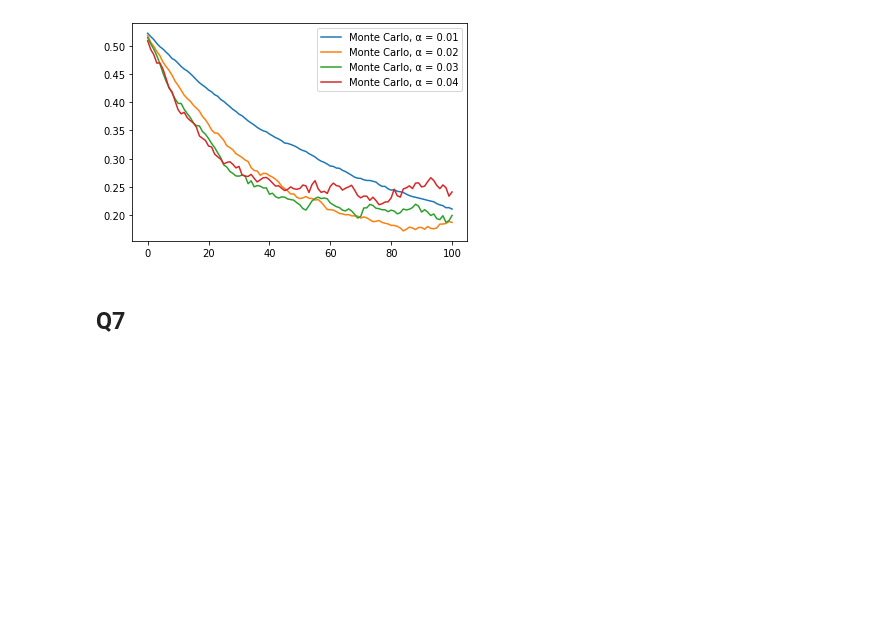
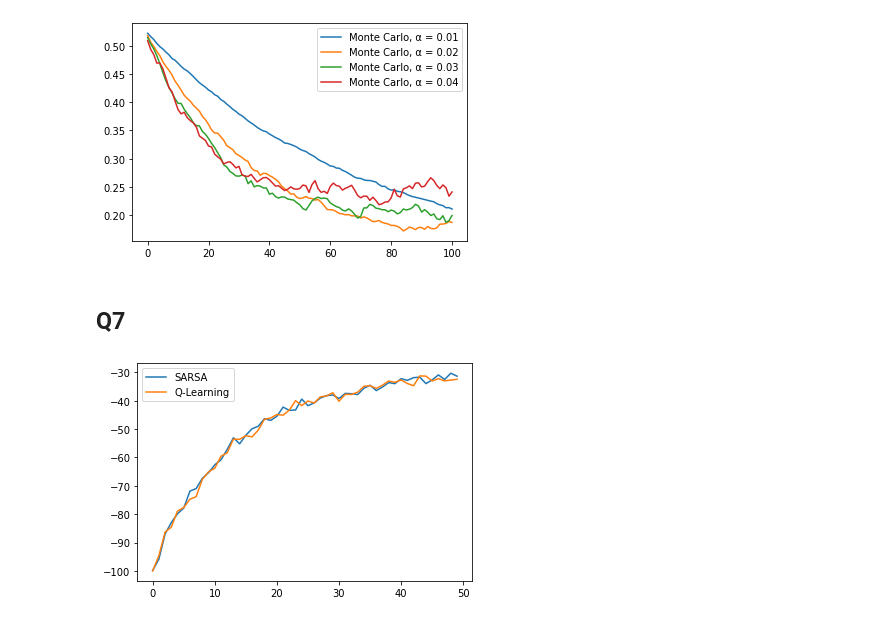
Before and after one commit to adityaras/Reinforcement-Learning-CSE564-M2020, a Jupyter notebook: HW3/RL_HW_3.ipynb, the cells around one changed output. Drawn from its saved outputs; the diff is of its cells as text; code cells hidden in the pictures; blank space fills up the shorter version.

```diff
--- a/HW3/RL_HW_3.ipynb
+++ b/HW3/RL_HW_3.ipynb
@@ -150,0 +161,9 @@ plt.show()
+# %%
+def next_step_q7(state,action):
+  next_state = state + action
+  if (next_state[0] < 0 or next_state[0] > rows - 1 or next_state[1] < 0 or next_state[1] > cols - 1):
+    return state, -1
+
+  if next_state[0] == rows - 1 and next_state[1]>0 and next_state[1]<cols-1:
+    return np.array([rows-1,0]), -100
+  return next_state, -1
@@ -150,0 +205,13 @@ plt.show()
+# %%
+tot_sarsa = np.zeros(episodes)
+for _ in tqdm(range(500)):
+  Q = {}
+  for i in range(rows):
+    for j in range(cols):
+      if i == rows-1:
+        Q[str(np.array([i,j]))] = [0,0,0,0]
+      else:
+        Q[str(np.array([i,j]))] = [np.random.random(),np.random.random(),np.random.random(),np.random.random()]
+  # len(Q)
+  tot_sarsa += sarsa(episodes,Q)
+tot_sarsa = tot_sarsa/500
@@ -150,0 +253,20 @@ plt.show()
+# %%
+tot_qlearn = np.zeros(episodes)
+for _ in tqdm(range(500)):
+  Q = {}
+  for i in range(rows):
+    for j in range(cols):
+      if i == rows-1:
+        Q[str(np.array([i,j]))] = [0,0,0,0]
+      else:
+        Q[str(np.array([i,j]))] = [np.random.random(),np.random.random(),np.random.random(),np.random.random()]
+  # len(Q)
+  tot_qlearn += sarsa(episodes,Q)
+tot_qlearn = tot_qlearn/500
+# %%
+plt.plot(tot_sarsa, label = "SARSA")
+plt.plot(tot_qlearn, label = "Q-Learning")
+plt.legend()
+plt.show()
+# %% [output]
+[figure, added]
```
Also changed, not shown: parts of 4 cells of this notebook.
